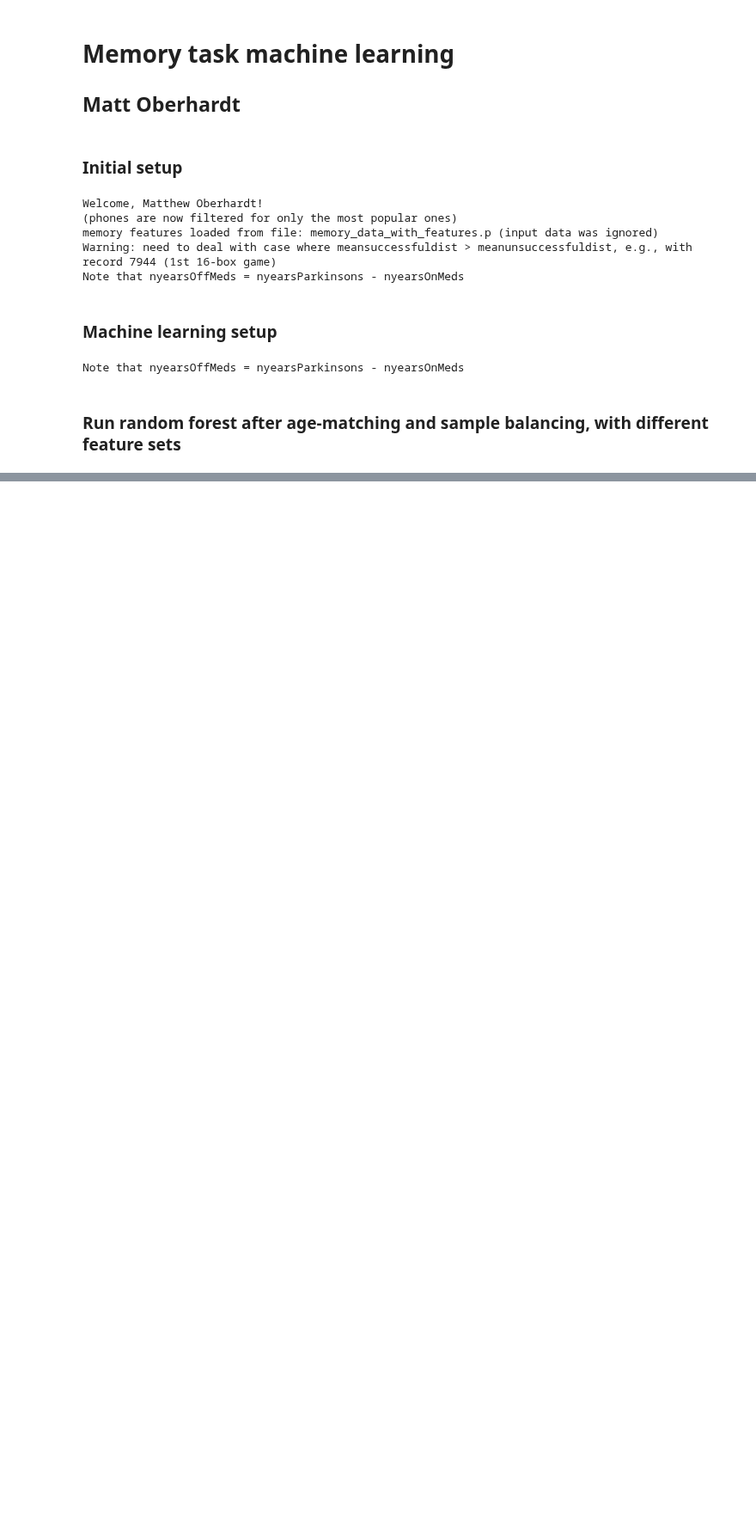
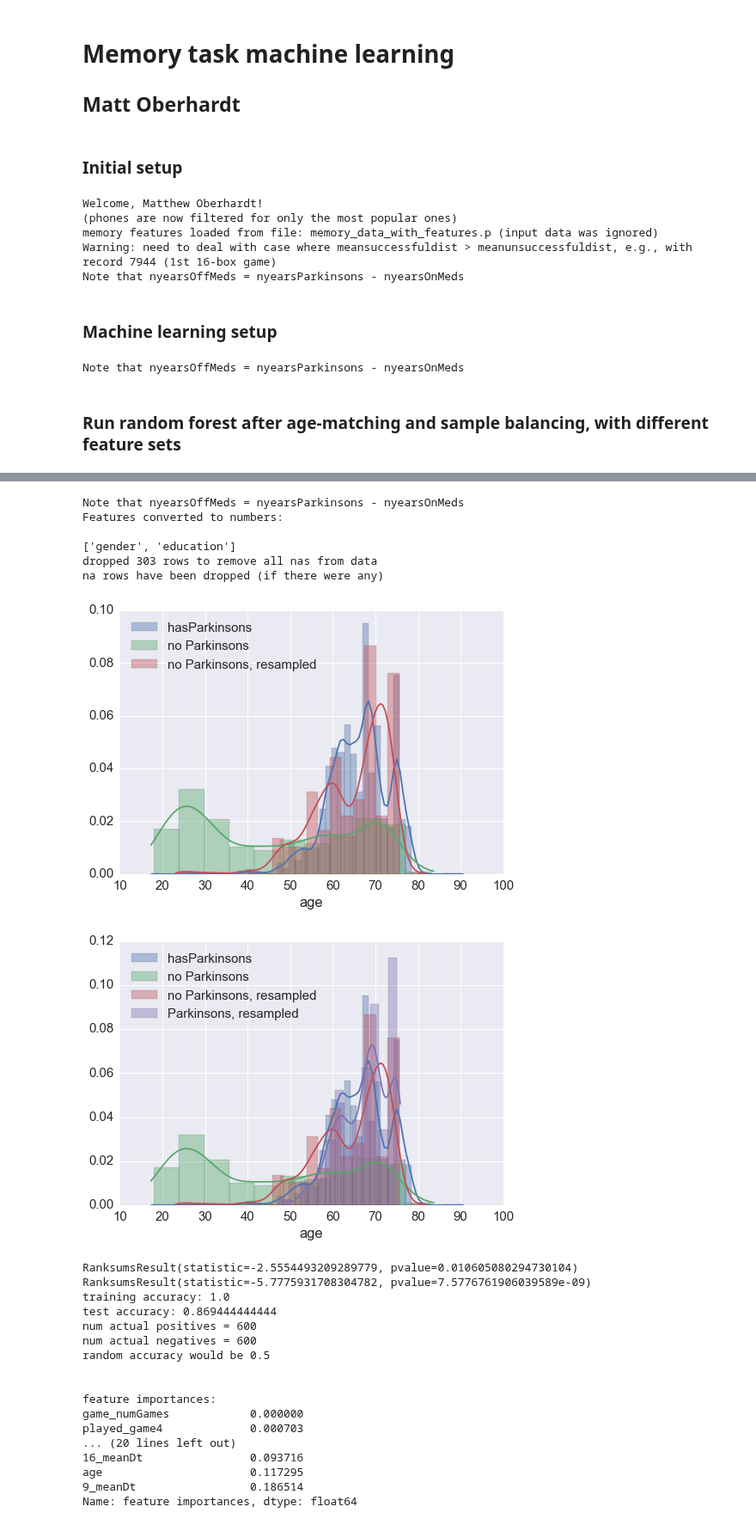
Before and after one commit to mattoby/mpower_memory, a Jupyter notebook: Memory_data_ML.ipynb, the cells around one changed output, grey strips where cells are left out. Shown at 86% size. Saved outputs shown, nothing was run; the diff lists cells and outputs as text; code cells hidden in the pictures; blank space fills up the shorter version.

```diff
--- a/Memory_data_ML.ipynb
+++ b/Memory_data_ML.ipynb
@@ -116,0 +145,33 @@ Name: feature importances, dtype: float64
+# %%
+# Run with in-game features and demographic features
+fcats = mt.define_feature_categories()
+features = fcats['game'] + ['hasParkinsons'] + fcats['demographic']
+MLexcludecols = []
+labelcol = 'hasParkinsons'
+outs = mt.build_ML_model_age_corrected_and_samplebalanced(data, features, labelcol, toPlot=True, toPrint=True, MLexcludecols=MLexcludecols)
+# %% [output]
+Note that nyearsOffMeds = nyearsParkinsons - nyearsOnMeds
+Features converted to numbers:
+
+['gender', 'education']
+dropped 303 rows to remove all nas from data
+na rows have been dropped (if there were any)
+[figure, added]
+[figure, added]
+RanksumsResult(statistic=-2.5554493209289779, pvalue=0.010605080294730104)
+RanksumsResult(statistic=-5.7775931708304782, pvalue=7.5776761906039589e-09)
+training accuracy: 1.0
+test accuracy: 0.869444444444
+num actual positives = 600
+num actual negatives = 600
+random accuracy would be 0.5
+
+
+feature importances:
+game_numGames            0.000000
+played_game4             0.000703
+... (20 lines left out)
+16_meanDt                0.093716
+age                      0.117295
+9_meanDt                 0.186514
+Name: feature importances, dtype: float64
```
Also changed, not shown: parts of 17 cells of this notebook, 1 other file.
